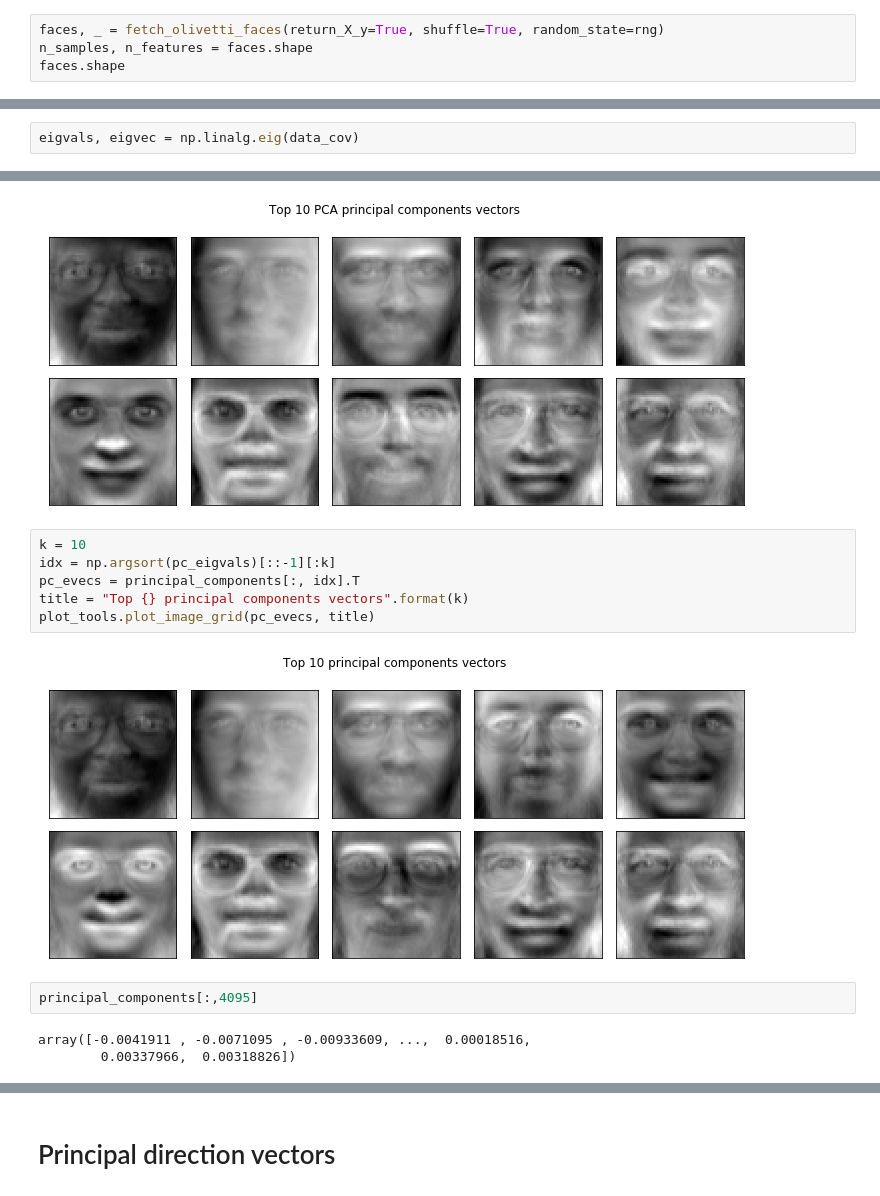
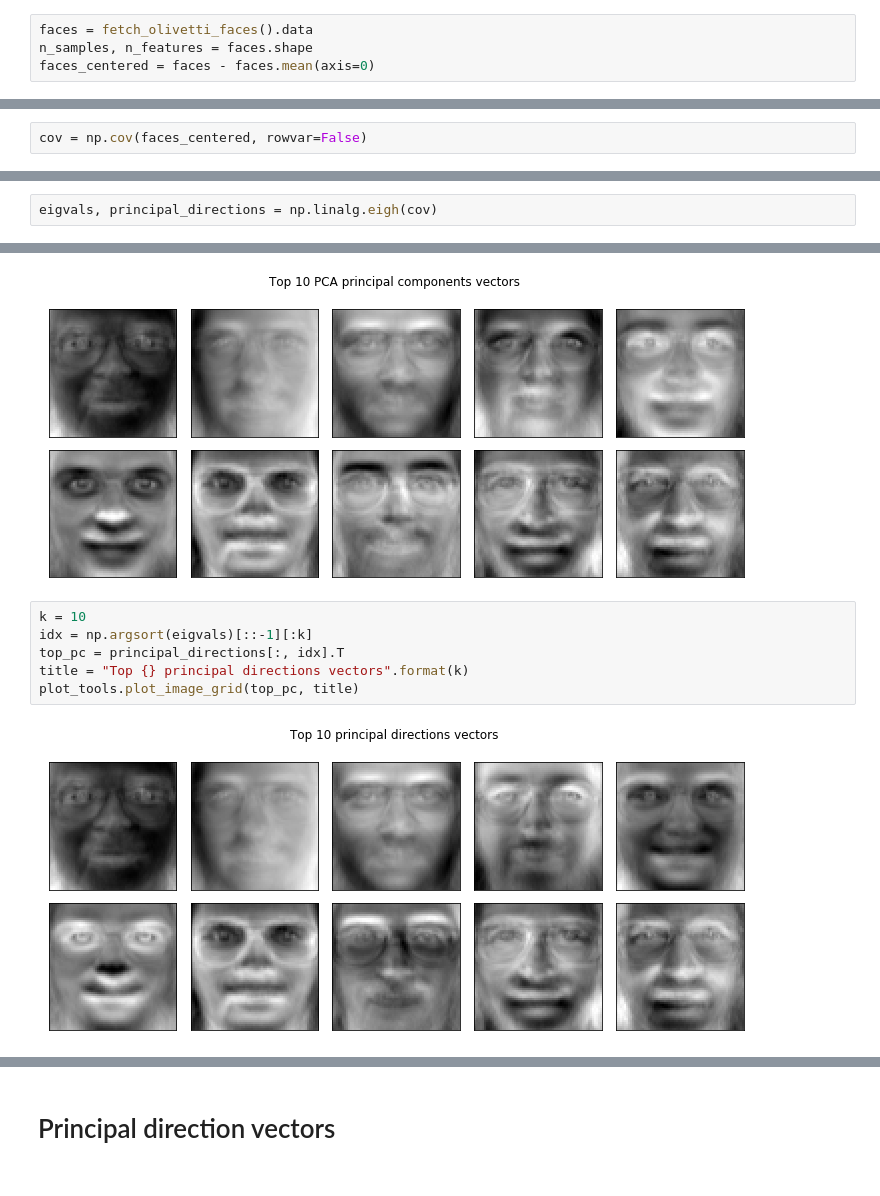
Before and after one commit to ygrepo/Class-Mathematical-Foundations-Data-Sciences, a Jupyter notebook: hw/hw2/faces/ex4_b.ipynb, the cells around one changed output, grey strips where cells are left out. Cells and saved outputs as stored; diff of their text form.

```diff
--- a/hw/hw2/faces/ex4_b.ipynb
+++ b/hw/hw2/faces/ex4_b.ipynb
@@ -11,4 +9,4 @@ rng = RandomState(0)
 # %%
-faces, _ = fetch_olivetti_faces(return_X_y=True, shuffle=True, random_state=rng)
+faces = fetch_olivetti_faces().data
 n_samples, n_features = faces.shape
-faces.shape
+faces_centered = faces - faces.mean(axis=0)
@@ -17 +28,3 @@ faces.shape
+# %%
+cov = np.cov(faces_centered, rowvar=False)
 # %%
@@ -49,2 +34,2 @@ data_cov = np.matmul(data.T, data)/399
 # %%
-eigvals, eigvec = np.linalg.eig(data_cov)
+eigvals, principal_directions = np.linalg.eigh(cov)
@@ -121,14 +94,9 @@ plot_tools.plot_image_grid(model.components_[:k,:], title)
 [figure]
 # %%
 k = 10
-idx = np.argsort(pc_eigvals)[::-1][:k]
-pc_evecs = principal_components[:, idx].T
-title = "Top {} principal components vectors".format(k)
-plot_tools.plot_image_grid(pc_evecs, title)
+idx = np.argsort(eigvals)[::-1][:k]
+top_pc = principal_directions[:, idx].T
+title = "Top {} principal directions vectors".format(k)
+plot_tools.plot_image_grid(top_pc, title)
 # %% [output]
-[figure, old version]
+[figure, new version]
-# %%
-principal_components[:,4095]
-# %% [output]
-array([-0.0041911 , -0.0071095 , -0.00933609, ...,  0.00018516,
-        0.00337966,  0.00318826])
```
Also changed, not shown: parts of 52 cells of this notebook, 28 other files.
